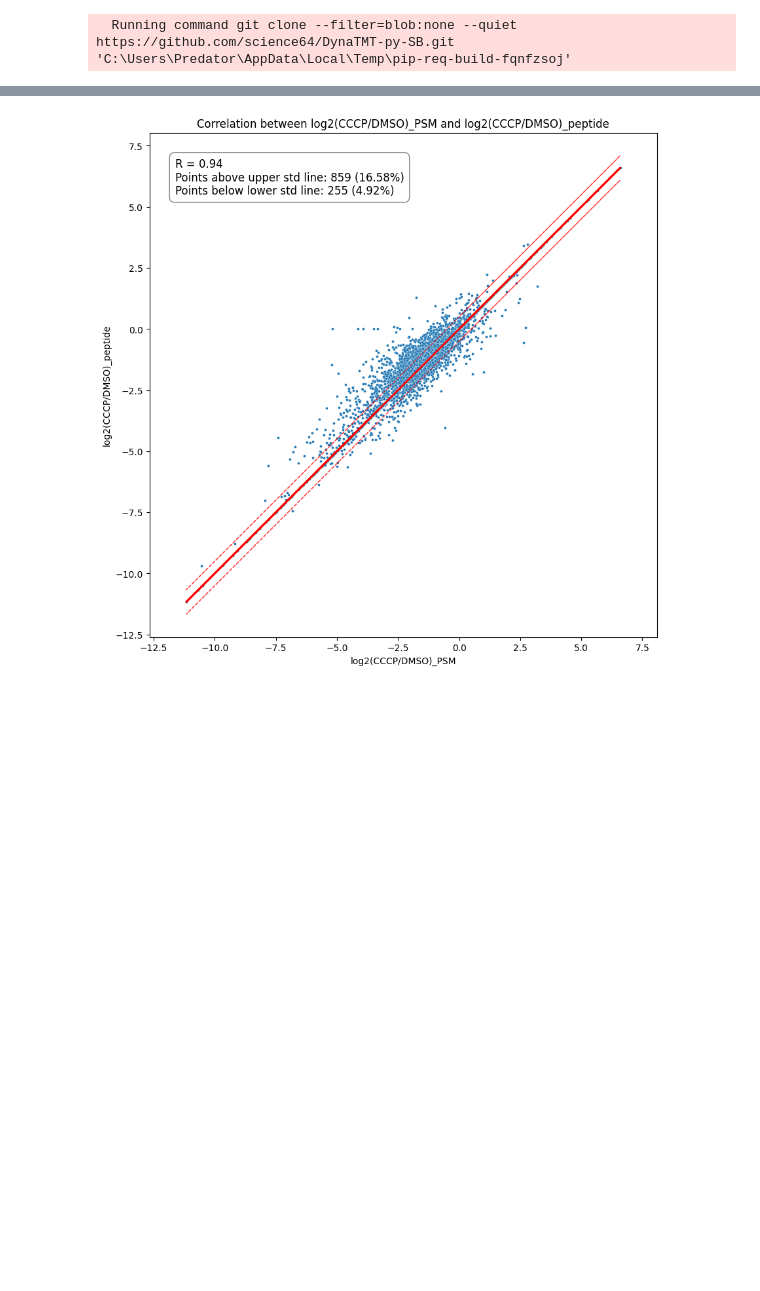
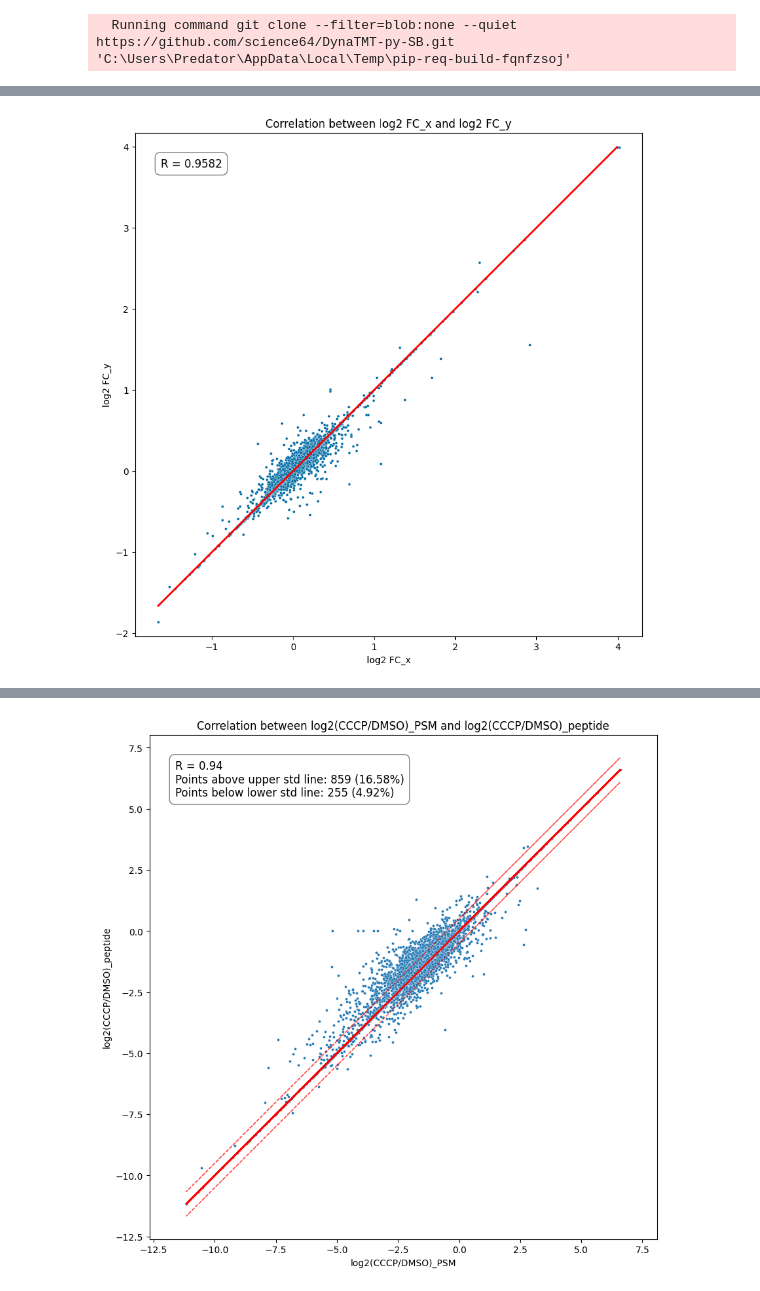
Before and after one commit to science64/DynaTMT-py-SB, a Jupyter notebook: Quality control analysis with new update vs old/new analysis comparison 22.11.23/Comparing data - quality control_22.11.23.ipynb, the cells around one changed output, grey strips where cells are left out. Saved outputs shown, nothing was run; the diff lists cells and outputs as text; code cells hidden in the pictures; blank space fills up the shorter version.

```diff
--- a/Quality control analysis with new update vs old/new analysis comparison 22.11.23/Comparing data - quality control_22.11.23.ipynb
+++ b/Quality control analysis with new update vs old/new analysis comparison 22.11.23/Comparing data - quality control_22.11.23.ipynb
@@ -71,0 +551,13 @@ Total intensity normalisation done!
+# %%
+import mssuite.mssuite as ms
+process = mePROD.PD_input(psms)
+rollup = ms.Rollup()
+
+# IT adjusment, you should do if you are using TMD method and using PSM file
+IT_adjusted = process.IT_adjustment(psms)
+
+channels = [col for col in IT_adjusted.columns if 'Abundance:' in col]
+
+IT_adjusted_protein = rollup.protein_rollup_sum(IT_adjusted, channels = channels)
+
+psms_protein = rollup.protein_rollup_sum(psms2, channels = channels)
@@ -71,0 +589,64 @@ Total intensity normalisation done!
+# %%
+IT_adjusted_protein['log2 FC'] = np.log2((IT_adjusted_protein['Abundance: 127N']) / (IT_adjusted_protein['Abundance: 126']))
+psms_protein['log2 FC'] = np.log2((psms_protein['Abundance: 127N']) / (psms_protein['Abundance: 126']))
+# %%
+# Merge the datasets on the 'Accession' column using an outer join
+colname_x = 'log2 FC'
+colname_y = 'log2 FC'
+
+if colname_x == colname_y:
+    colname_x = str(colname_x)+'_x'
+    colname_y = str(colname_y)+'_y'
+
+# Perform the merge
+merged_data_foldchange = pd.merge(IT_adjusted_protein,
+                                  psms_protein,
+                                  left_index=True,
+                                  right_index=True,
+                                  how='inner')
+
+# Select only the columns of interest
+merged_data_foldchange = merged_data_foldchange[[colname_x, colname_y]]
+
+# Now, let's find and remove rows with -inf and +inf values
+df_filtered = merged_data_foldchange.replace([np.inf, -np.inf], np.nan).dropna()
+
+# Define the data for the plot
+x = df_filtered[colname_x]
+y = df_filtered[colname_y]
+
+# Create the plot
+fig, ax = plt.subplots(figsize=(10, 10))
+
+# # Scatter plot
+sns.scatterplot(x=x, y=y, ax=ax, s=8)
+print([min(x), max(y)], [min(x), max(y)])
+
+# 45-degree line
+ax.plot([min(x), max(y)], [min(x), max(y)], color='red', linewidth=2)
+
+# Calculate R and R^2
+correlation_matrix = np.corrcoef(df_filtered[colname_x], df_filtered[colname_y])
+r = correlation_matrix[0, 1]
+r_squared = r**2
+
+print(correlation_matrix)
+print(r, r_squared)
+
+# Display the counts, percentages, and R^2 on the plot
+text_str = (
+    f'R = {r:.4f}'
+)
+ax.text(0.05, 0.95, text_str, transform=ax.transAxes, fontsize=12, verticalalignment='top', bbox=dict(boxstyle='round,pad=0.5', facecolor='white', alpha=0.5))
+ax.set_xlabel(colname_x)
+ax.set_ylabel(colname_y)
+ax.set_title(f'Correlation between {colname_x} and {colname_y}')
+
+# Set axes to be equal, so the plot is square
+ax.axis('equal')
+
+# Save the figure BEFORE plt.show()
+plt.savefig('correlation_log2FC_IT_adj_vs_PSMOnly_protein_level.png')
+
+plt.show()
+# %% [output]
@@ -71,0 +657 @@ Total intensity normalisation done!
+[figure, added]
```
Also changed, not shown: parts of 53 cells of this notebook, 8 other files.
